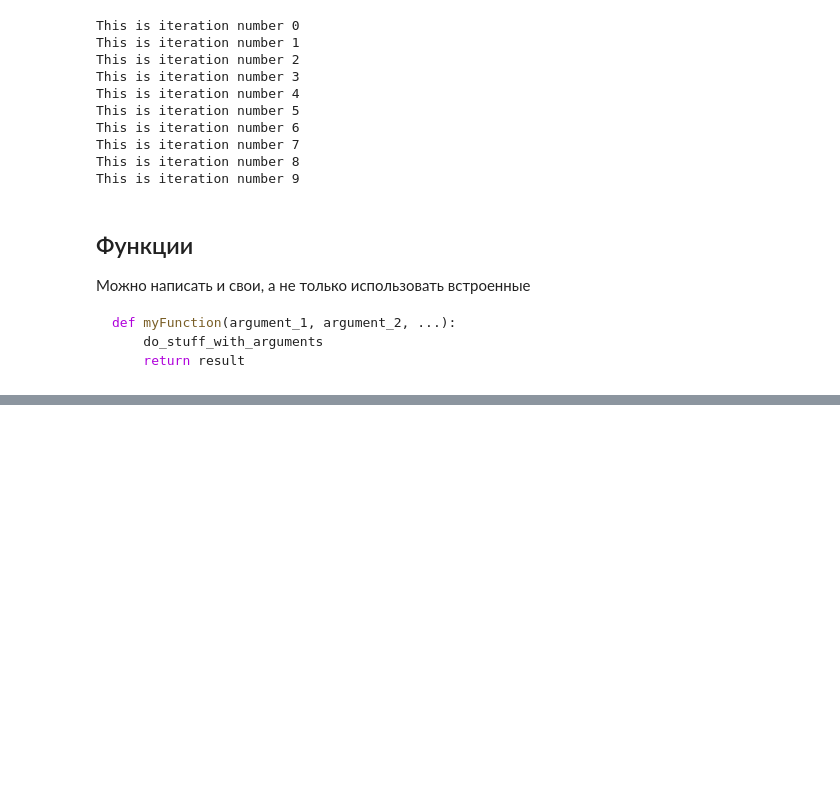
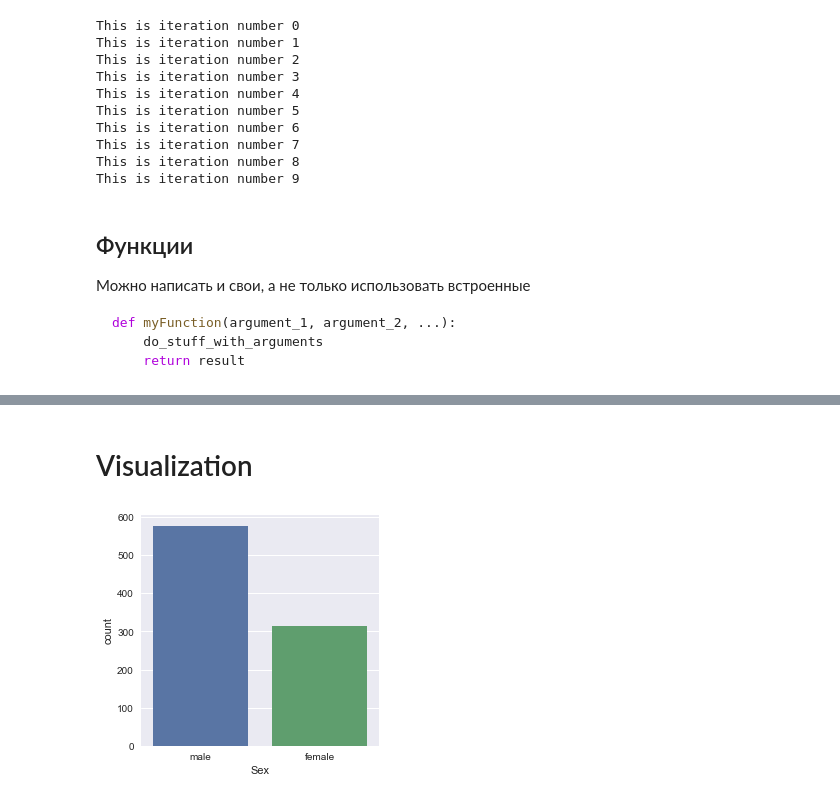
Before and after one commit to DmitrySerg/SkillFactory_ML, a Jupyter notebook: Intro_to_Python_and_Pandas.ipynb, the cells around one changed output, grey strips where cells are left out. Saved outputs shown, nothing was run; the diff lists cells and outputs as text; code cells hidden in the pictures; blank space fills up the shorter version.

```diff
--- a/Intro_to_Python_and_Pandas.ipynb
+++ b/Intro_to_Python_and_Pandas.ipynb
@@ -291,0 +309,2 @@ power(4, 2)
+# %%
+train = pd.read_csv('02_titanic_train.csv')
@@ -291,0 +612,3 @@ power(4, 2)
+# %%
+train['is_Mr'] = train['Name'].map(lambda s: 'Mr.' in s)
+train.head()
@@ -291,0 +917,2 @@ power(4, 2)
+# %% [markdown]
+# Visualization
@@ -291,0 +924,4 @@ power(4, 2)
+# %%
+sns.factorplot('Sex',data=train,kind='count');
+# %% [output]
+[figure, added]
```
Also changed, not shown: parts of 94 cells of this notebook.
